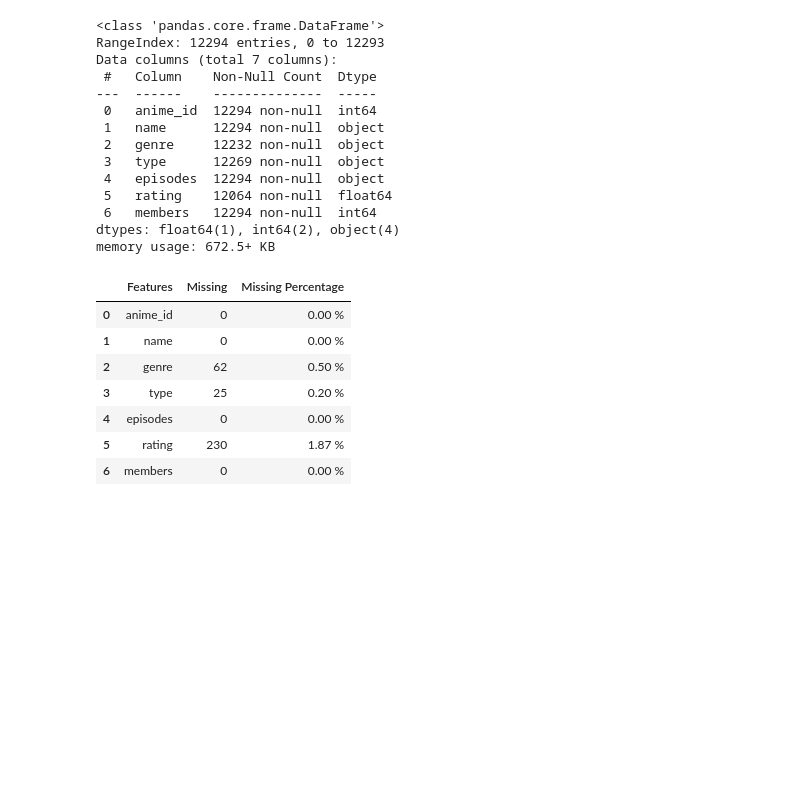
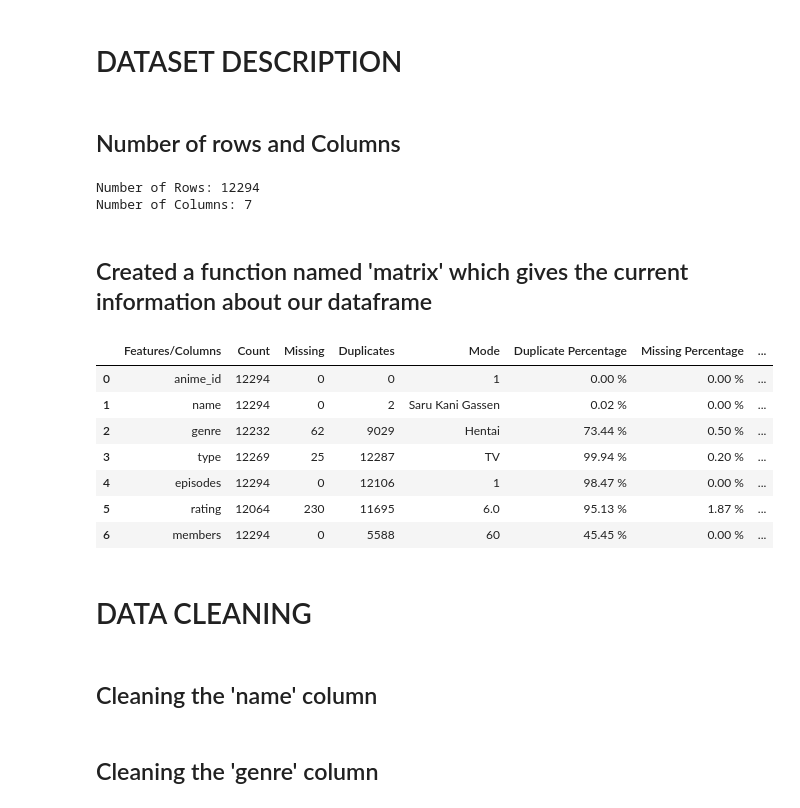
Before and after one commit to bhardwajharsh07/Anime-Recommendation-System, a Jupyter notebook: Anime_Recommendation_System.ipynb, the cells around one changed output. Drawn from its saved outputs; the diff is of its cells as text; code cells hidden in the pictures; blank space fills up the shorter version.

```diff
--- a/Anime_Recommendation_System.ipynb
+++ b/Anime_Recommendation_System.ipynb
@@ -16,49 +31,59 @@ df.head(10)
 | 7 | 820 | Ginga Eiyuu Densetsu | Drama, Military, Sci-Fi, Space | OVA | 110 | 9.11 | 80679 |
 | 8 | 15335 | Gintama Movie: Kanketsu-hen - Yor... | Action, Comedy, Historical, Parod... | Movie | 1 | 9.10 | 72534 |
 | 9 | 15417 | Gintama&#039;: Enchousen | Action, Comedy, Historical, Parod... | TV | 13 | 9.11 | 81109 |
-# %%
-print(df.shape\)
-print(df.info())
-# %% [output]
-<class 'pandas.core.frame.DataFrame'>
-RangeIndex: 12294 entries, 0 to 12293
-Data columns (total 7 columns):
- #   Column    Non-Null Count  Dtype
----  ------    --------------  -----
- 0   anime_id  12294 non-null  int64
- 1   name      12294 non-null  object
- 2   genre     12232 non-null  object
- 3   type      12269 non-null  object
- 4   episodes  12294 non-null  object
- 5   rating    12064 non-null  float64
- 6   members   12294 non-null  int64
-dtypes: float64(1), int64(2), object(4)
-memory usage: 672.5+ KB
+# %% [markdown]
+# DATASET DESCRIPTION
+# %% [markdown]
+## Number of rows and Columns
+# %%
+print(f"Number of Rows: {df.shape[0]}\nNumber of Columns: {df.shape[1]}")
+# %% [output]
+Number of Rows: 12294
+Number of Columns: 7
+# %% [markdown]
+## Created a function named 'matrix' which gives the current information about our dataframe
 # %%
 def matrix(data):
     features = []
-    unique = []
+    count = []
+    duplicates = []
     missing  = []
+    modes = []
+    duplicate_percentage = []
     missing_percentage = []
+    dtype = []
     for i in data.columns:
         features.append(i)
-        unique.append(data[i].nunique())
+        count.append(data[i].count())
+        duplicates.append(data.duplicated(subset=[i]).sum())
         missing.append(data[i].isnull().sum())
+        modes.append(data[i].mode()[0])
+        duplicate_percentage.append(f"{(data.duplicated(subset=[i]).sum())/data.shape[0]*100:.2f} %")
         missing_percentage.append(f"{(data[i].isnull().sum())/data.shape[0]*100:.2f} %")
+        dtype.append(data[i].dtype)
 
-    dataFrame = pd.DataFrame({'Features':features,
-                              'Missing':missing,
-                              'Missing Percentage':missing_percentage})
+    dataFrame = pd.DataFrame({'Features/Columns' : features,
+                              'Count' : count,
+                              'Missing' : missing,
+                              'Duplicates' : duplicates,
+                              'Mode' : modes,
+                              'Duplicate Percentage' : duplicate_percentage,
+                              'Missing Percentage' : missing_percentage,
+                              'Data Type' : dtype})
     return dataFrame
 
 
 matrix(df)
 # %% [output]
-|  | Features | Missing | Missing Percentage |
-| 0 | anime_id | 0 | 0.00 % |
-| 1 | name | 0 | 0.00 % |
-| 2 | genre | 62 | 0.50 % |
-| 3 | type | 25 | 0.20 % |
-| 4 | episodes | 0 | 0.00 % |
-| 5 | rating | 230 | 1.87 % |
-| 6 | members | 0 | 0.00 % |
+|  | Features/Columns | Count | Missing | Duplicates | Mode | Duplicate Percentage | Missing Percentage | ... |
+| 0 | anime_id | 12294 | 0 | 0 | 1 | 0.00 % | 0.00 % | ... |
+| 1 | name | 12294 | 0 | 2 | Saru Kani Gassen | 0.02 % | 0.00 % | ... |
+| 2 | genre | 12232 | 62 | 9029 | Hentai | 73.44 % | 0.50 % | ... |
+| 3 | type | 12269 | 25 | 12287 | TV | 99.94 % | 0.20 % | ... |
+| 4 | episodes | 12294 | 0 | 12106 | 1 | 98.47 % | 0.00 % | ... |
+| 5 | rating | 12064 | 230 | 11695 | 6.0 | 95.13 % | 1.87 % | ... |
+| 6 | members | 12294 | 0 | 5588 | 60 | 45.45 % | 0.00 % | ... |
+# %% [markdown]
+# DATA CLEANING
+# %% [markdown]
+## Cleaning the 'name' column
@@ -64,0 +103,2 @@ matrix(df)
+# %% [markdown]
+## Cleaning the 'genre' column
```
Also changed, not shown: parts of 55 cells of this notebook.
